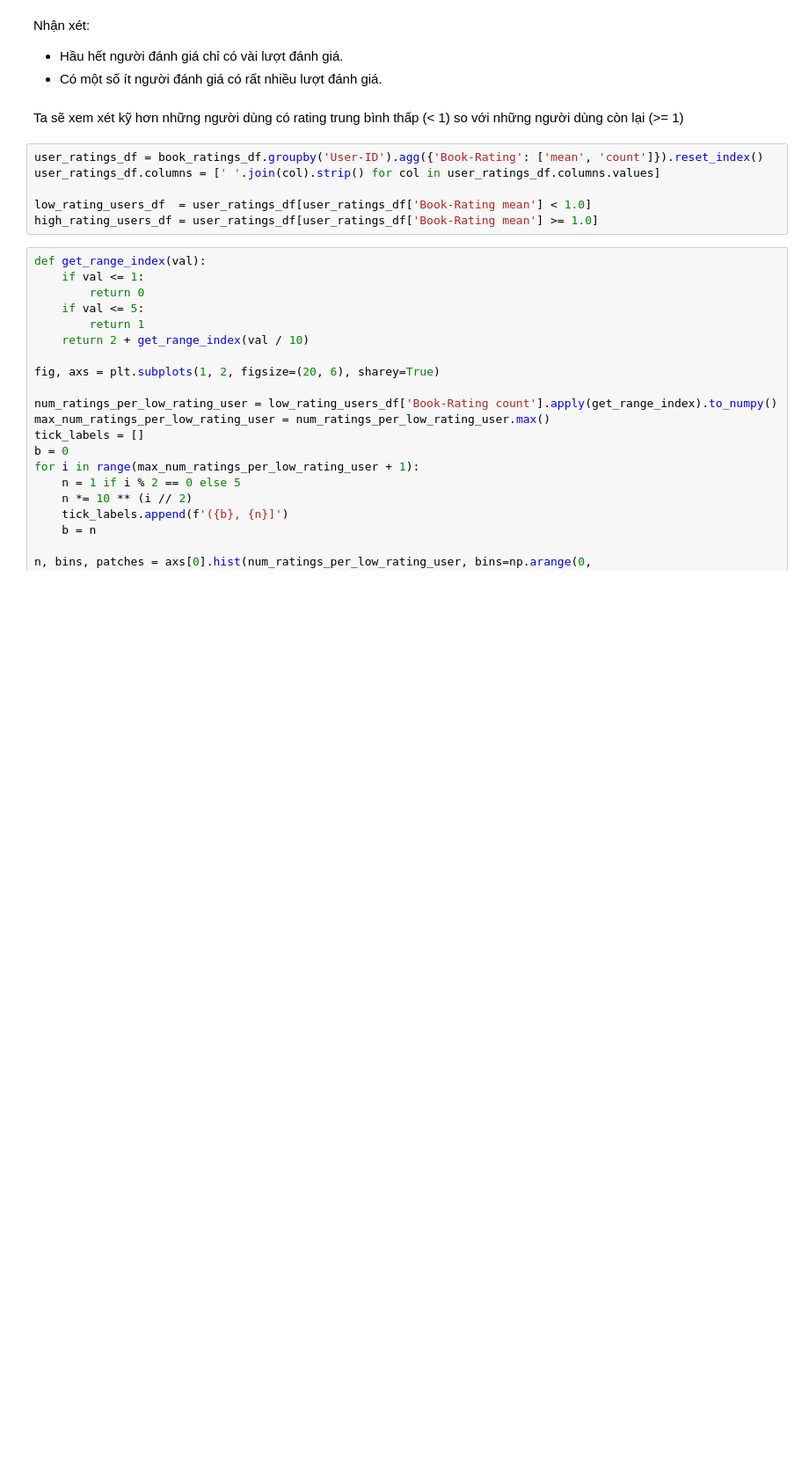
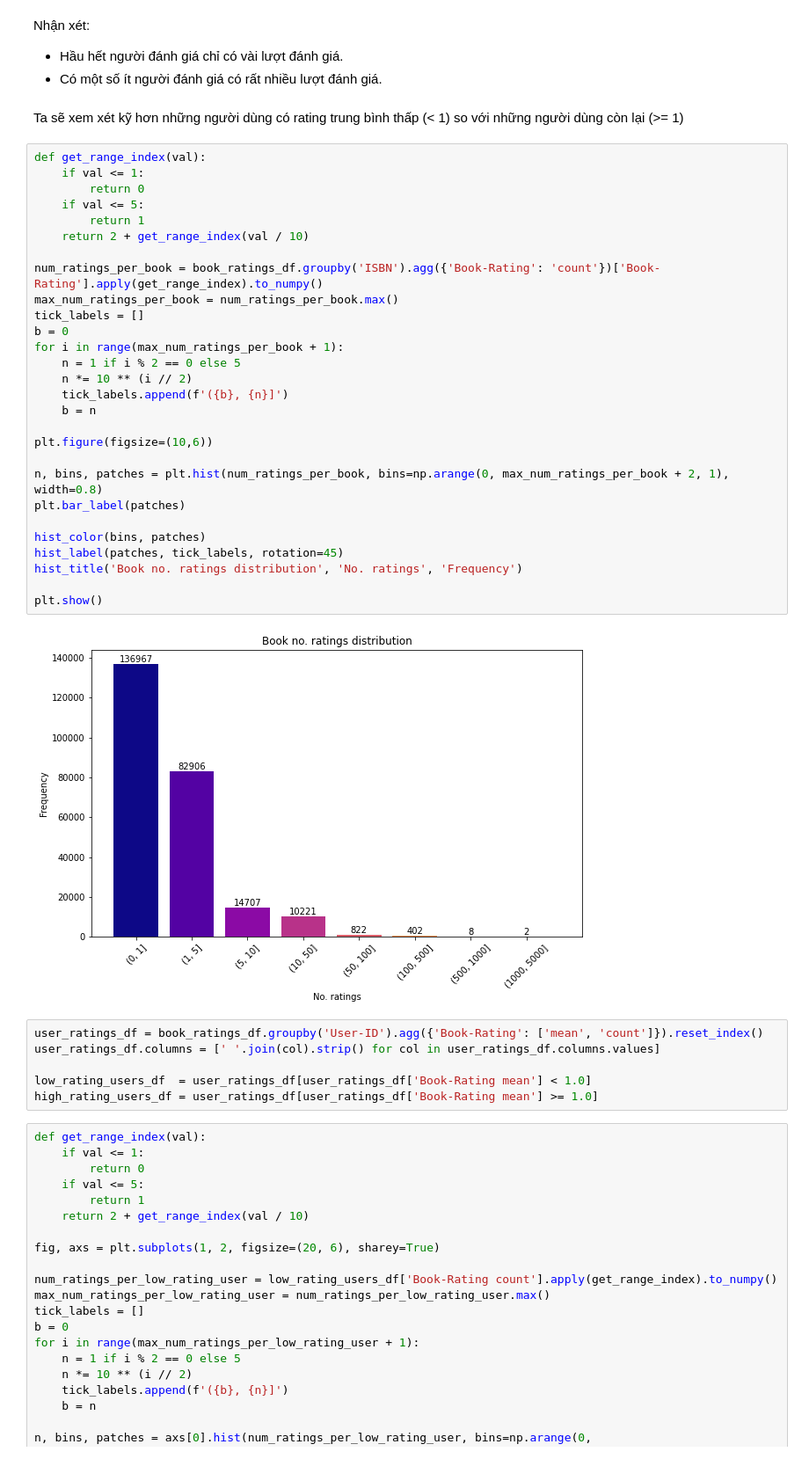
Before and after one commit to vv-hieu/uddll, a Jupyter notebook: preprocess_explore.ipynb, the cells around one changed output. Shown at 88% size. Saved outputs shown, nothing was run; the diff lists cells and outputs as text; blank space fills up the shorter version.

```diff
--- a/preprocess_explore.ipynb
+++ b/preprocess_explore.ipynb
@@ -511,6 +510,36 @@ Nhận xét:
 - Có một số ít người đánh giá có rất nhiều lượt đánh giá.
 # %% [markdown]
 Ta sẽ xem xét kỹ hơn những người dùng có rating trung bình thấp (< 1) so với những người dùng còn lại (>= 1)
+# %%
+def get_range_index(val):
+    if val <= 1:
+        return 0
+    if val <= 5:
+        return 1
+    return 2 + get_range_index(val / 10)
+
+num_ratings_per_book = book_ratings_df.groupby('ISBN').agg({'Book-Rating': 'count'})['Book-Rating'].apply(get_range_index).to_numpy()
+max_num_ratings_per_book = num_ratings_per_book.max()
+tick_labels = []
+b = 0
+for i in range(max_num_ratings_per_book + 1):
+    n = 1 if i % 2 == 0 else 5
+    n *= 10 ** (i // 2)
+    tick_labels.append(f'({b}, {n}]')
+    b = n
+
+plt.figure(figsize=(10,6))
+
+n, bins, patches = plt.hist(num_ratings_per_book, bins=np.arange(0, max_num_ratings_per_book + 2, 1), width=0.8)
+plt.bar_label(patches)
+
+hist_color(bins, patches)
+hist_label(patches, tick_labels, rotation=45)
+hist_title('Book no. ratings distribution', 'No. ratings', 'Frequency')
+
+plt.show()
+# %% [output]
+[figure, added]
 # %%
 user_ratings_df = book_ratings_df.groupby('User-ID').agg({'Book-Rating': ['mean', 'count']}).reset_index()
 user_ratings_df.columns = [' '.join(col).strip() for col in user_ratings_df.columns.values]
```
Also changed, not shown: parts of 6 cells of this notebook, 5 other files.
